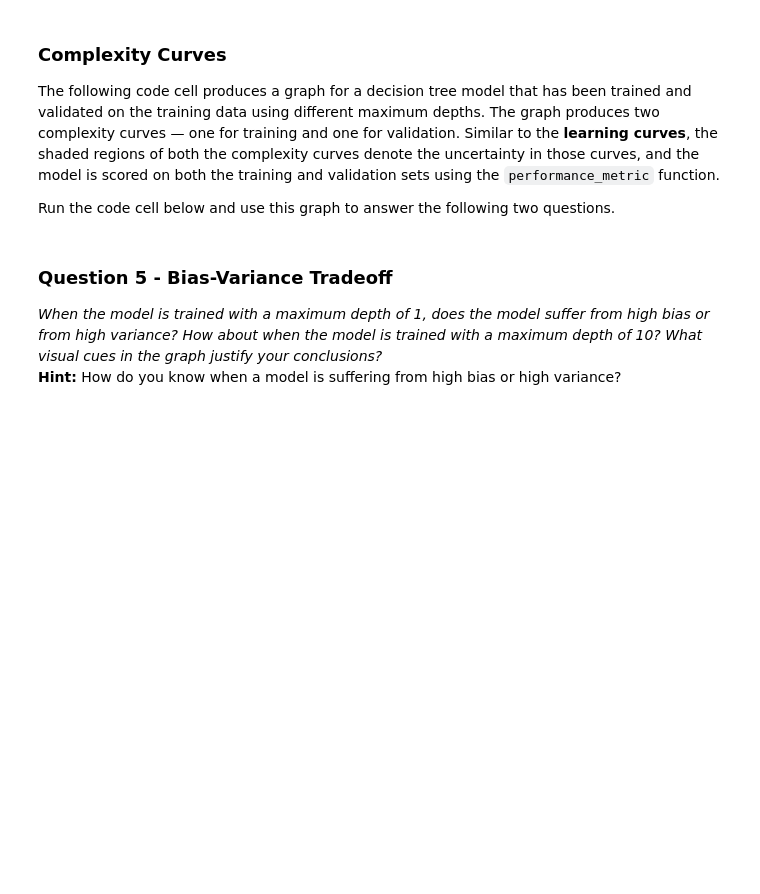
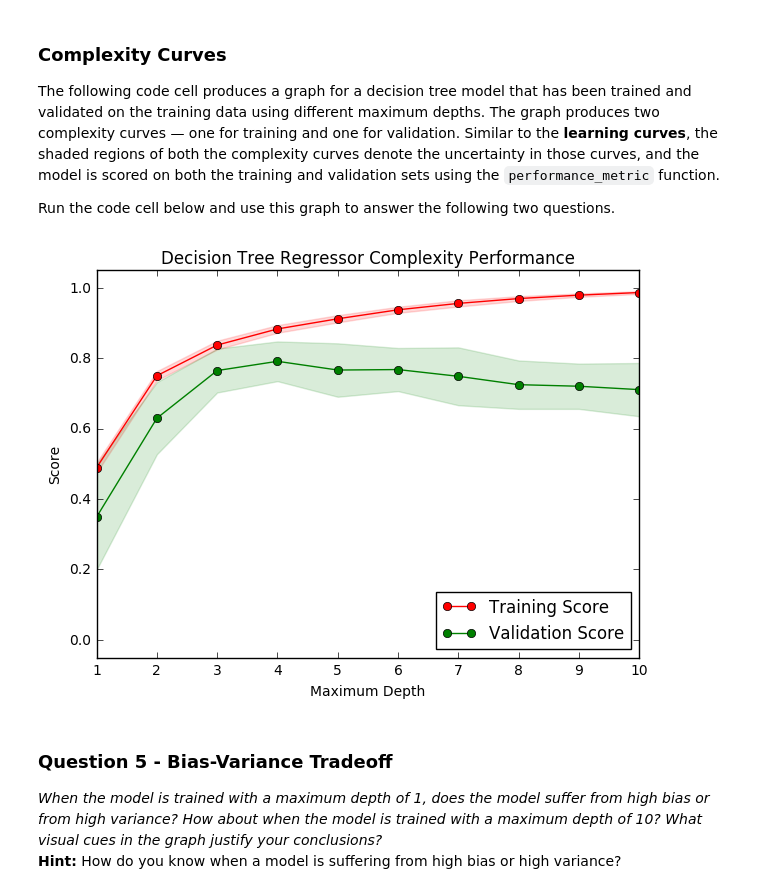
Before and after one commit to Al-barazanchi/Udacity, a Jupyter notebook: machine-learning/boston_housing/boston_housing.ipynb, the cells around one changed output. Cells and saved outputs as stored; diff of their text form; code cells hidden in the pictures; blank space fills up the shorter version.

```diff
--- a/machine-learning/boston_housing/boston_housing.ipynb
+++ b/machine-learning/boston_housing/boston_housing.ipynb
@@ -198,7 +190,7 @@ For the code cell below, you will need to implement the following:
 from sklearn.cross_validation import train_test_split
 
 # TODO: Shuffle and split the data into training and testing subsets
-X_train, X_test, y_train, y_test = train_test_split(features, prices, test_size=0.2, random_state=25)
+x_train, x_test, y_train, y_test = train_test_split(features, prices, test_size=0.2, random_state=20)
 
 # Success
 print "Training and testing split was successful."
@@ -237,7 +232,9 @@ The following code cell produces a graph for a decision tree model that has been
 
 Run the code cell below and use this graph to answer the following two questions.
 # %%
-vs.ModelComplexity(X_train, y_train)
+vs.ModelComplexity(x_train, y_train)
+# %% [output]
+[figure, added]
 # %% [markdown]
 ### Question 5 - Bias-Variance Tradeoff
 *When the model is trained with a maximum depth of 1, does the model suffer from high bias or from high variance? How about when the model is trained with a maximum depth of 10? What visual cues in the graph justify your conclusions?*
```
Also changed, not shown: parts of 30 cells of this notebook, 1 other file.
